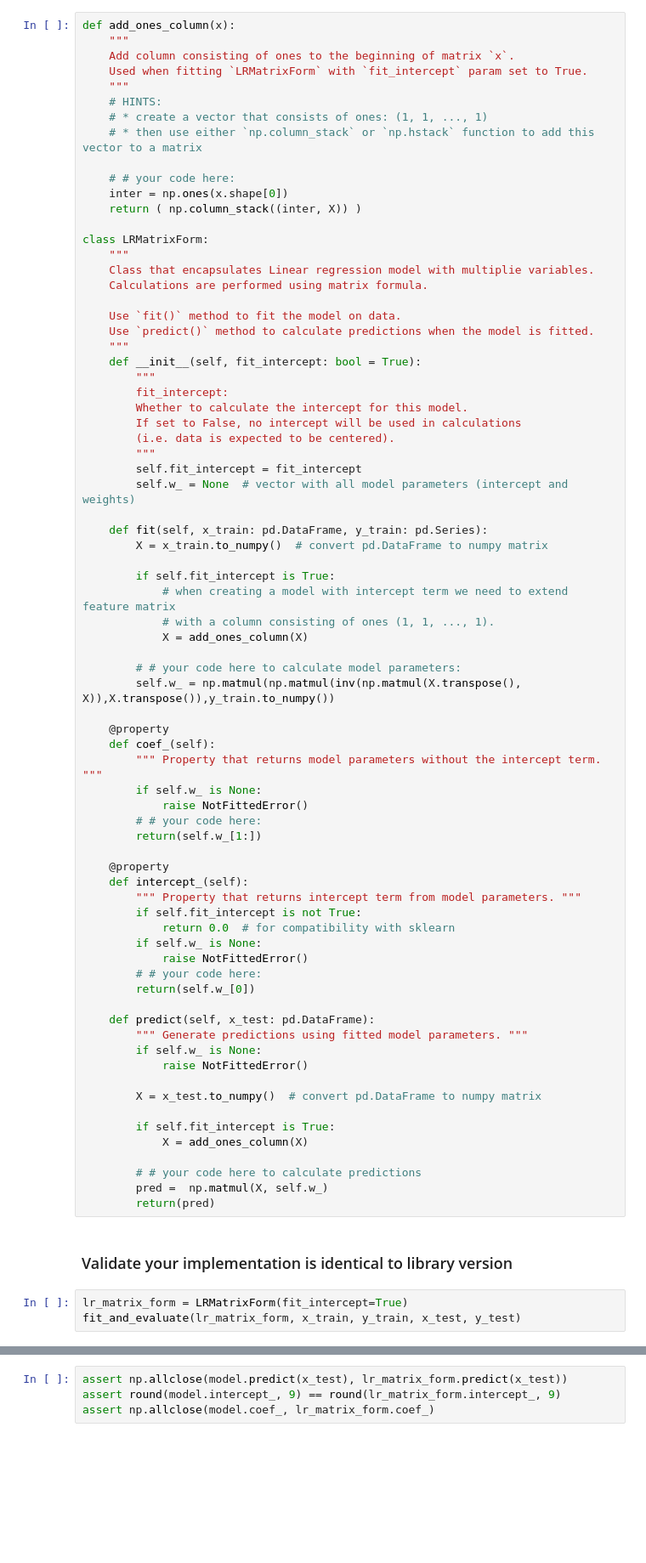
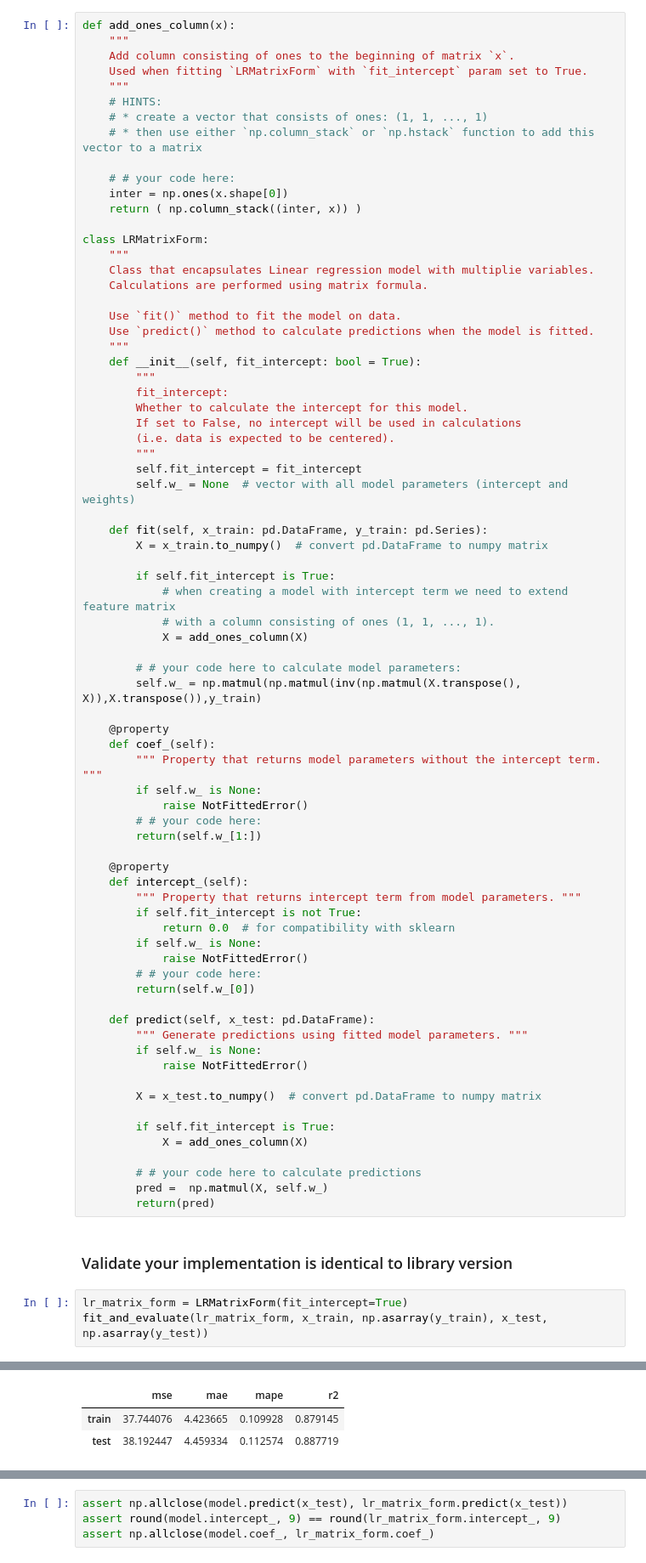
Before and after one commit to tshura/ml-intro-tasks, a Jupyter notebook: 3_linear_regression/linear_regression.ipynb, the cells around one changed output, grey strips where cells are left out. Shown at 85% size. Drawn from its saved outputs; the diff is of its cells as text; blank space fills up the shorter version.

```diff
--- a/3_linear_regression/linear_regression.ipynb
+++ b/3_linear_regression/linear_regression.ipynb
@@ -1143,7 +1129,7 @@ def add_ones_column(x):
 
     # # your code here:
     inter = np.ones(x.shape[0])
-    return ( np.column_stack((inter, X)) )
+    return ( np.column_stack((inter, x)) )
 
 class LRMatrixForm:
     """
@@ -1172,7 +1158,7 @@ class LRMatrixForm:
             X = add_ones_column(X)
 
         # # your code here to calculate model parameters:
-        self.w_ = np.matmul(np.matmul(inv(np.matmul(X.transpose(), X)),X.transpose()),y_train.to_numpy())
+        self.w_ = np.matmul(np.matmul(inv(np.matmul(X.transpose(), X)),X.transpose()),y_train)
 
     @property
     def coef_(self):
@@ -1209,5 +1195,5 @@ class LRMatrixForm:
 ### Validate your implementation is identical to library version
 # %%
 lr_matrix_form = LRMatrixForm(fit_intercept=True)
-fit_and_evaluate(lr_matrix_form, x_train, y_train, x_test, y_test)
+fit_and_evaluate(lr_matrix_form, x_train, np.asarray(y_train), x_test, np.asarray(y_test))
 # %% [output]
@@ -1215,3 +1200,6 @@ KeyError: 1
+|  | mse | mae | mape | r2 |
+| train | 37.744076 | 4.423665 | 0.109928 | 0.879145 |
+| test | 38.192447 | 4.459334 | 0.112574 | 0.887719 |
 # %%
 print(f'intercept: {lr_matrix_form.intercept_}')
 print(f'coef: {lr_matrix_form.coef_}')
```
Also changed, not shown: parts of 55 cells of this notebook.
